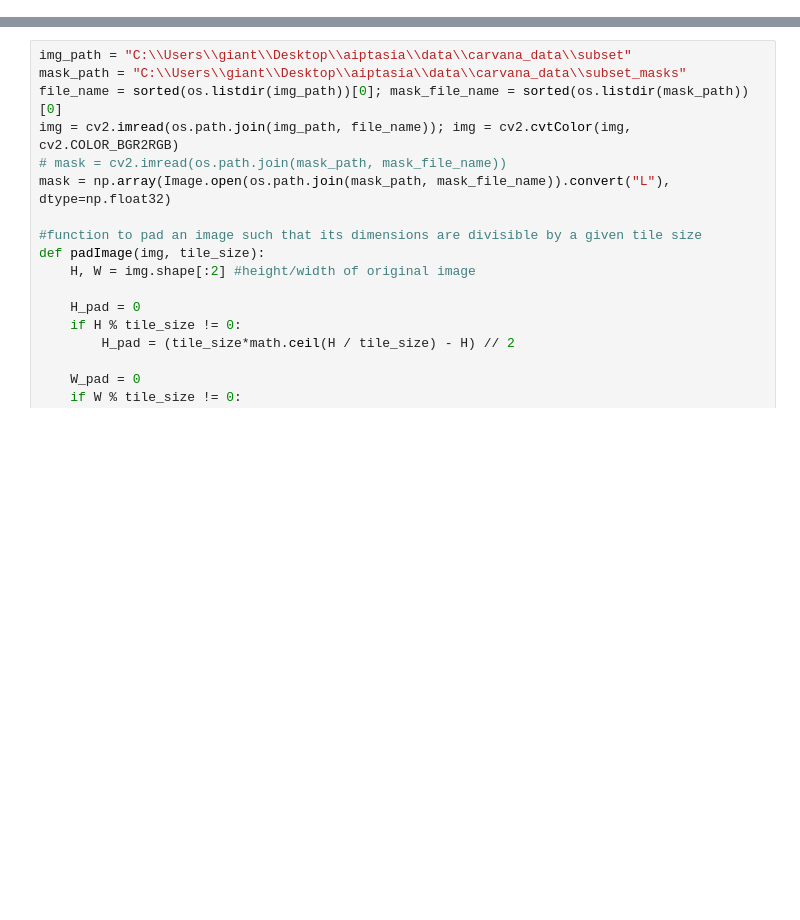
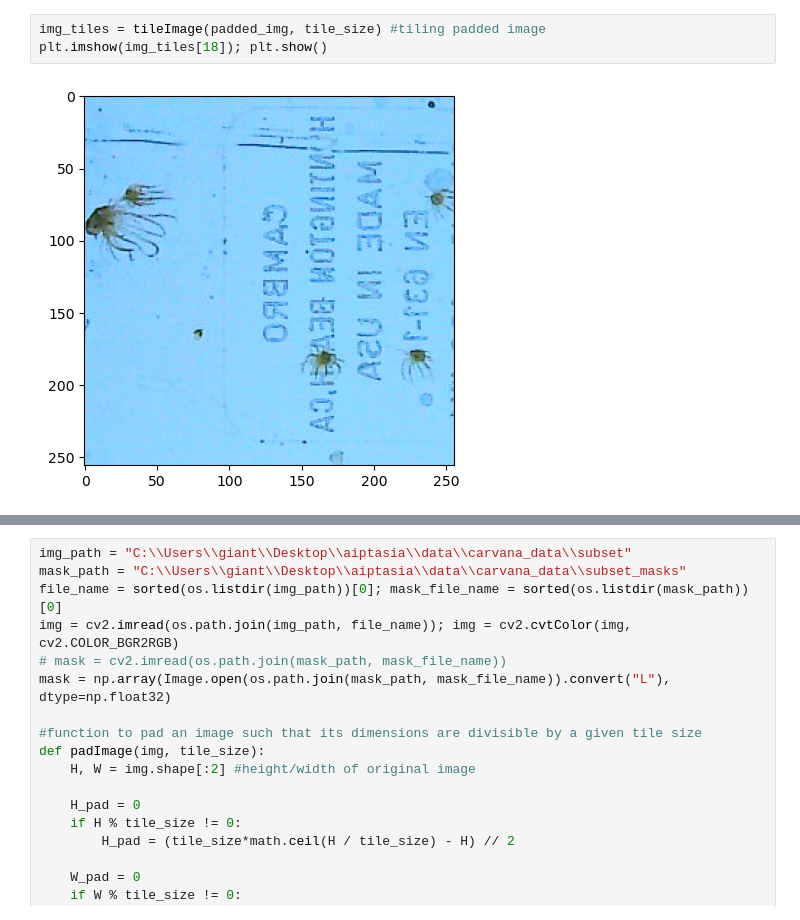
Before and after one commit to pacuriel/aiptasia, a Jupyter notebook: unet/scratch.ipynb, the cells around one changed output, grey strips where cells are left out. Drawn from its saved outputs; the diff is of its cells as text; blank space fills up the shorter version.

```diff
--- a/unet/scratch.ipynb
+++ b/unet/scratch.ipynb
@@ -28,0 +44,5 @@ Number of background tiles in CC7.265.1.2023.10.18.png: 19 / 40
+# %%
+img_tiles = tileImage(padded_img, tile_size) #tiling padded image
+plt.imshow(img_tiles[18]); plt.show()
+# %% [output]
+[figure, added]
```
Also changed, not shown: parts of 14 cells of this notebook, 19 other files.
